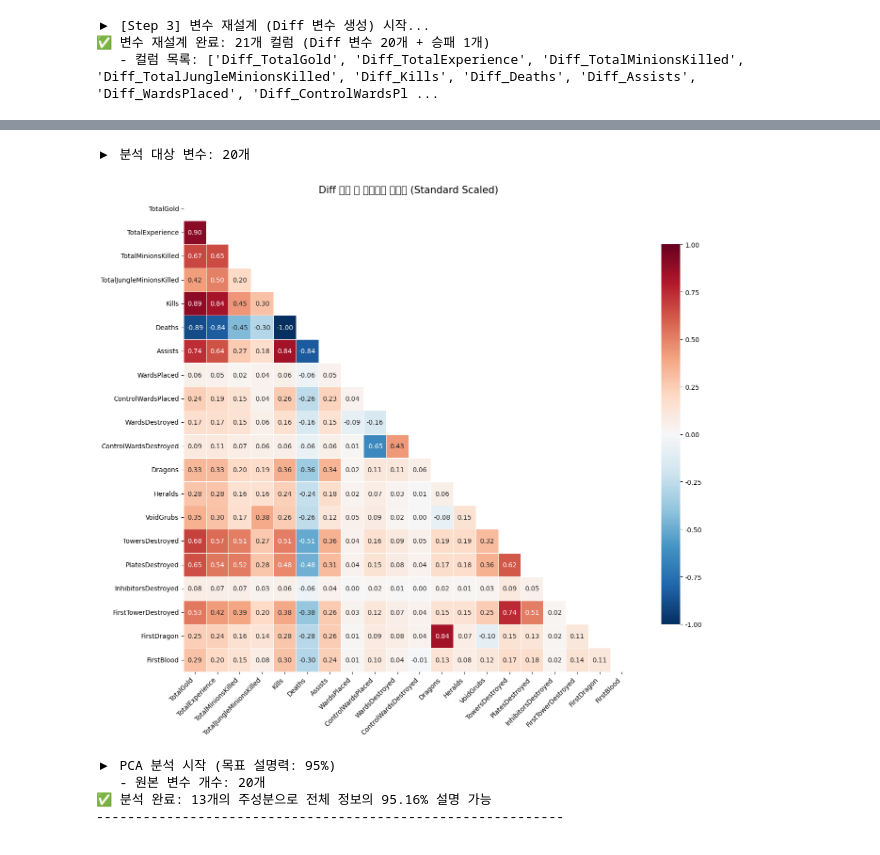
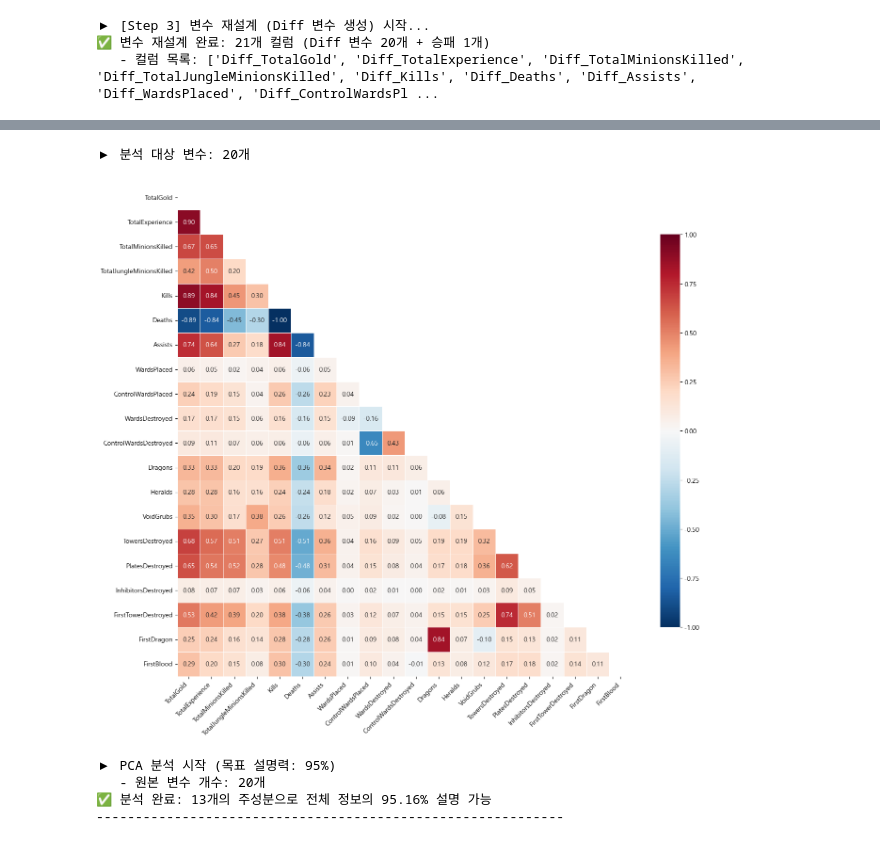
Before and after one commit to LxNx-Hn/DataScience_3-1, a Jupyter notebook: ftest/ftest.ipynb, the cells around one changed output, grey strips where cells are left out. Drawn from its saved outputs; the diff is of its cells as text; code cells hidden in the pictures.

```diff
--- a/ftest/ftest.ipynb
+++ b/ftest/ftest.ipynb
@@ -478,12 +443,6 @@ import matplotlib.pyplot as plt
 import seaborn as sns
 from sklearn.preprocessing import StandardScaler
 
-# ======================================================
-# 1. 데이터 준비 (Diff 변수 선택)
-# ======================================================
-# df_final: Diff 변수가 생성된 데이터
-
-# Diff 변수 선택 (df_final에서 Diff_로 시작하는 모든 컬럼)
 valid_cols = [col for col in df_final.columns if col.startswith('Diff_')]
 
 X_data = df_final[valid_cols].copy()
@@ -500,35 +459,34 @@ X_scaled_df = pd.DataFrame(X_scaled, columns=valid_cols)
 
 # ======================================================
 # 3. 상관계수 히트맵 시각화
 # ======================================================
 plt.figure(figsize=(14, 12))
 
 # 상관계수 계산 (스케일링된 데이터 사용)
 corr_matrix = X_scaled_df.corr()
 
 # 마스킹 (대각선 위쪽 가리기)
 mask = np.triu(np.ones_like(corr_matrix, dtype=bool))
 
 sns.heatmap(corr_matrix,
             annot=True,
             fmt='.2f',
             cmap='RdBu_r',
             mask=mask,
             vmax=1, vmin=-1, center=0,
             linewidths=.5, cbar_kws={"shrink": .8})
 
 # 축 이름 깔끔하게 정리
 clean_labels = [c.replace('Diff_', '') for c in valid_cols]
 
 plt.xticks(np.arange(len(clean_labels)) + 0.5, clean_labels, rotation=45, ha='right', fontsize=10)
 plt.yticks(np.arange(len(clean_labels)) + 0.5, clean_labels, rotation=0, fontsize=10)
 
-plt.title('Diff 변수 간 상관관계 히트맵 (Standard Scaled)', fontsize=15)
 plt.tight_layout()
 plt.show()
 # %% [output]
 ▶ 분석 대상 변수: 20개
-[figure, old version]
+[figure, new version]
 # %%
 import pandas as pd
 import numpy as np
```
Also changed, not shown: parts of 30 cells of this notebook, 4 other files.
